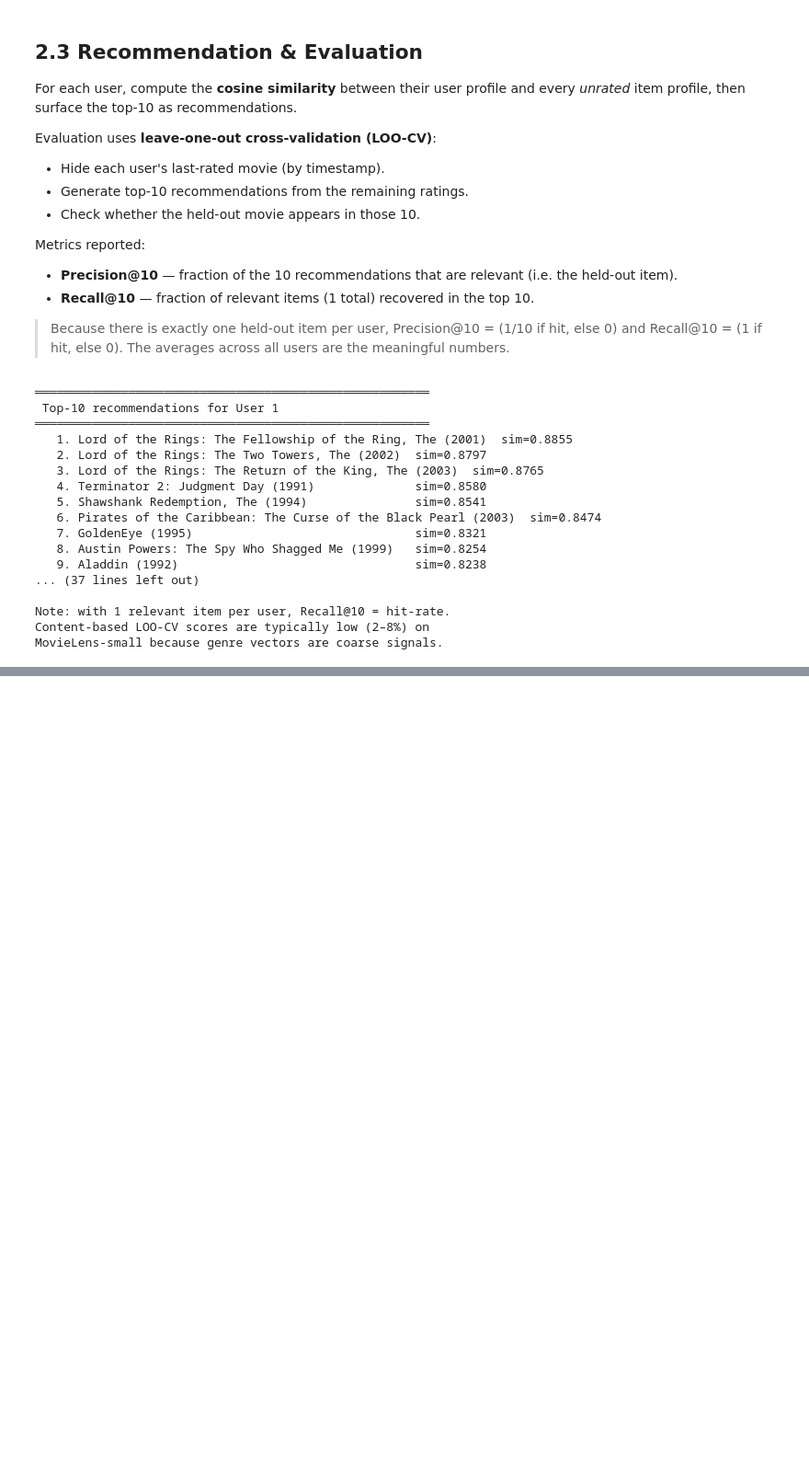
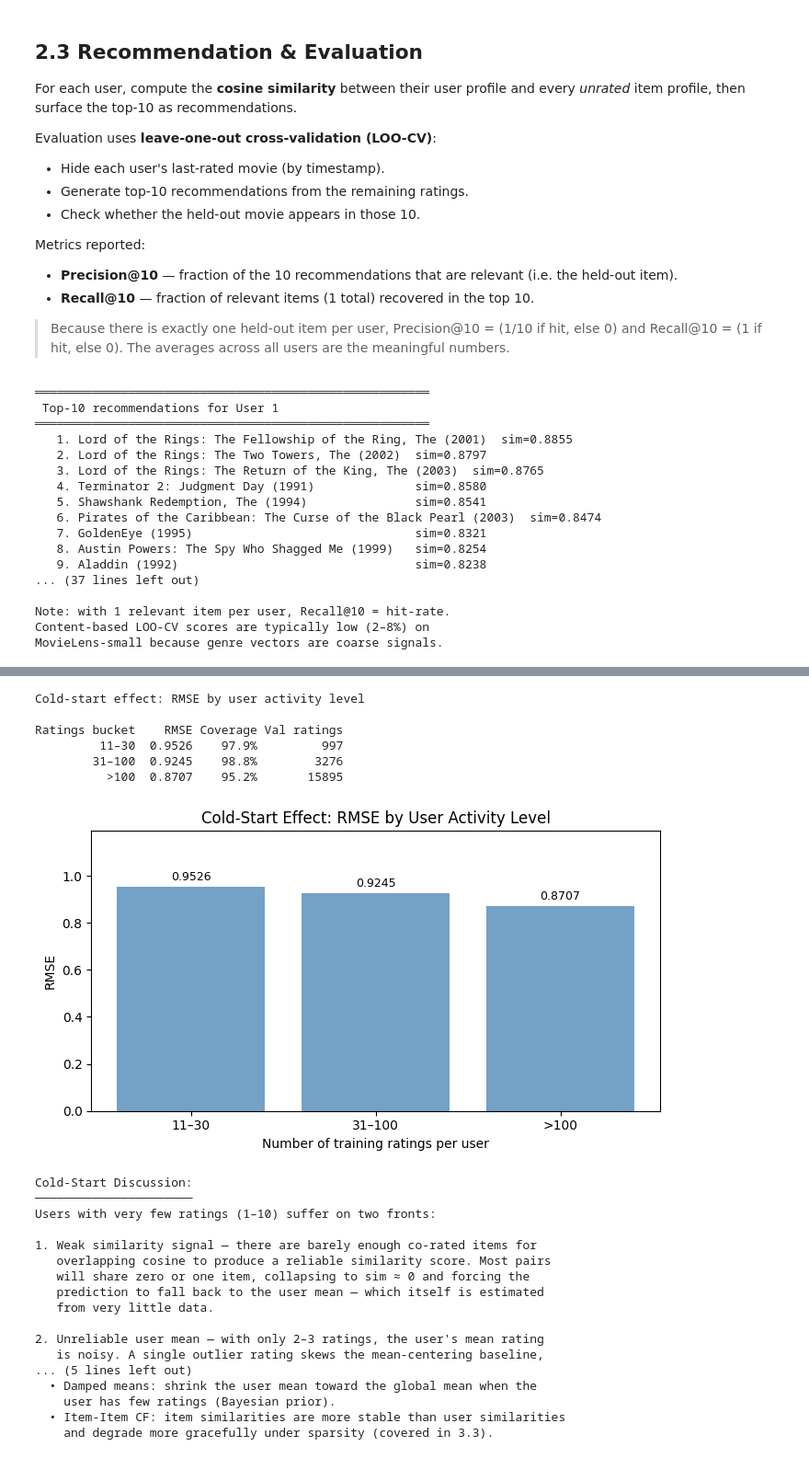
Before and after one commit to shadyalattarr/Data-Mining-Assignments, a Jupyter notebook: Final_lab/final_lab.ipynb, the cells around one changed output, grey strips where cells are left out. Shown at 92% size. Saved outputs shown, nothing was run; the diff lists cells and outputs as text; code cells hidden in the pictures; blank space fills up the shorter version.

```diff
--- a/Final_lab/final_lab.ipynb
+++ b/Final_lab/final_lab.ipynb
@@ -629,0 +943,58 @@ MovieLens-small because genre vectors are coarse signals.
+# %%
+# Bucket users by number of training ratings and measure per-bucket RMSE
+
+rating_counts = train_matrix.notna().sum(axis=1).rename("n_rated")
+buckets = pd.cut(rating_counts, bins=[0, 10, 30, 100, np.inf],
+                 labels=["1–10", "11–30", "31–100", ">100"])
+
+# For each val row, record which bucket the user falls into
+val_ext = val_ratings.copy()
+val_ext['bucket'] = val_ext['userId'].map(buckets)
+
+bucket_rmse = {}
+for label, grp in val_ext.groupby('bucket', observed=True):
+    rmse, cov = compute_rmse(grp, train_sim, train_centered, train_means, N=BEST_N)
+    bucket_rmse[label] = {'RMSE': round(rmse, 4), 'Coverage': f"{cov:.1%}",
+                          'Val ratings': len(grp)}
+
+cold_df = pd.DataFrame(bucket_rmse).T.reset_index().rename(columns={'index': 'Ratings bucket'})
+print("Cold-start effect: RMSE by user activity level\n")
+print(cold_df.to_string(index=False))
+
+# Plot
+fig, ax1 = plt.subplots(figsize=(7, 4))
+buckets_order = cold_df['Ratings bucket'].tolist()
+rmses = cold_df['RMSE'].astype(float).tolist()
+bars = ax1.bar(buckets_order, rmses, color='steelblue', alpha=0.75)
+ax1.set_xlabel("Number of training ratings per user")
+ax1.set_ylabel("RMSE")
+ax1.set_title("Cold-Start Effect: RMSE by User Activity Level")
+ax1.bar_label(bars, fmt='%.4f', padding=3, fontsize=9)
+ax1.set_ylim(0, max(rmses) * 1.25)
+plt.tight_layout()
+plt.show()
+# %% [output]
+Cold-start effect: RMSE by user activity level
+
+Ratings bucket    RMSE Coverage Val ratings
+         11–30  0.9526    97.9%         997
+        31–100  0.9245    98.8%        3276
+          >100  0.8707    95.2%       15895
+[figure, added]
+Cold-Start Discussion:
+──────────────────────
+Users with very few ratings (1–10) suffer on two fronts:
+
+1. Weak similarity signal — there are barely enough co-rated items for
+   overlapping cosine to produce a reliable similarity score. Most pairs
+   will share zero or one item, collapsing to sim ≈ 0 and forcing the
+   prediction to fall back to the user mean — which itself is estimated
+   from very little data.
+
+2. Unreliable user mean — with only 2–3 ratings, the user's mean rating
+   is noisy. A single outlier rating skews the mean-centering baseline,
+... (5 lines left out)
+  • Damped means: shrink the user mean toward the global mean when the
+    user has few ratings (Bayesian prior).
+  • Item-Item CF: item similarities are more stable than user similarities
+    and degrade more gracefully under sparsity (covered in 3.3).
```
Also changed, not shown: parts of 11 cells of this notebook.
